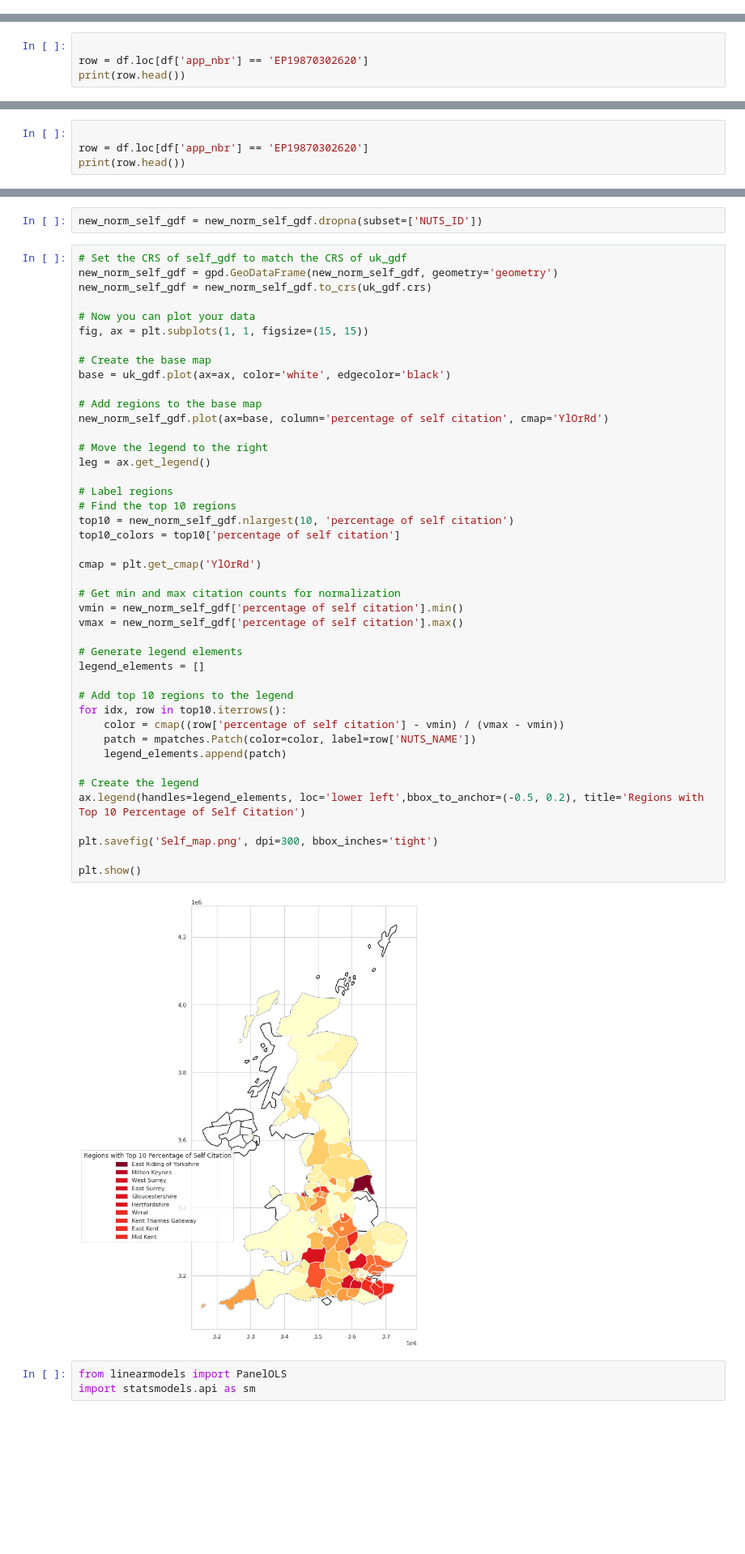
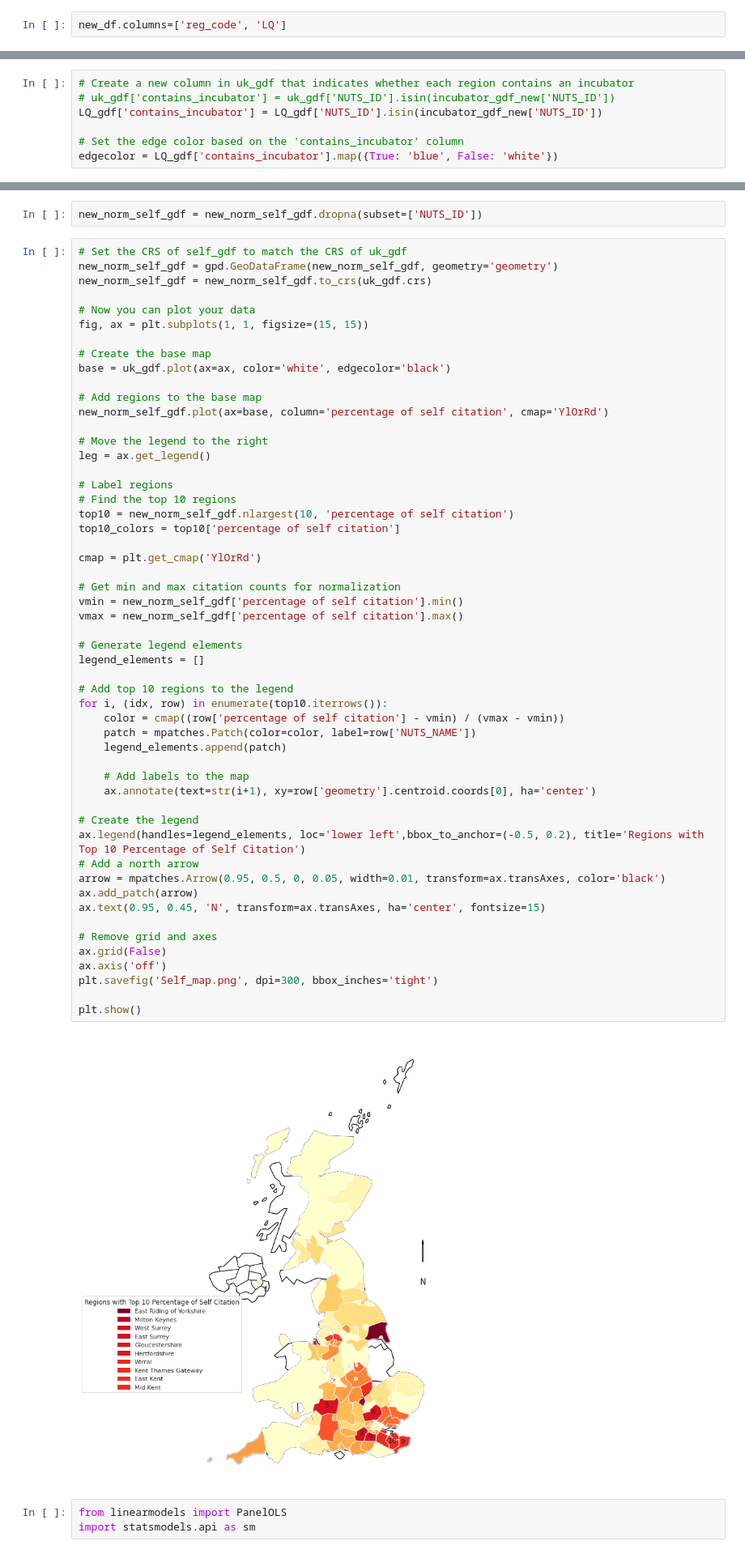
Before and after one commit to zhuoranliu22/dissertation, a Jupyter notebook: Analysis的副本.ipynb, the cells around one changed output, grey strips where cells are left out. Shown at 81% size. Drawn from its saved outputs; the diff is of its cells as text; blank space fills up the shorter version.

```diff
--- a/Analysis的副本.ipynb
+++ b/Analysis的副本.ipynb
@@ -738,3 +976,5 @@ new_df.head()
+# %%
+new_df.columns=['reg_code', 'LQ']
 # %%
 LQ_gdf = new_df.merge(gdf, left_on='reg_code', right_on='NUTS_ID', how='left')
 LQ_gdf.head()
@@ -861,0 +1044,7 @@ plt.show()
+# %%
+# Create a new column in uk_gdf that indicates whether each region contains an incubator
+# uk_gdf['contains_incubator'] = uk_gdf['NUTS_ID'].isin(incubator_gdf_new['NUTS_ID'])
+LQ_gdf['contains_incubator'] = LQ_gdf['NUTS_ID'].isin(incubator_gdf_new['NUTS_ID'])
+
+# Set the edge color based on the 'contains_incubator' column
+edgecolor = LQ_gdf['contains_incubator'].map({True: 'blue', False: 'white'})
@@ -1189,7 +1980,3 @@ merged_df.sort_values(by='in_degree', ascending=False)
 | 1134 | EP19900301135 | 1 | UKD63 | 1989 |
 | 2340 | EP20170717172 | 1 | UKD71 | 2016 |
 2341 rows × 4 columns
-# %%
-
-row = df.loc[df['app_nbr'] == 'EP19870302620']
-print(row.head())
@@ -1283,7 +2049,3 @@ merged_gdf.head()
 | 4 | EP19780300148 | 3 | UKI75 | 1977 | 8329 | 0.00036 | ... |
 # %% [markdown]
 The most cited patent does not have a valid region code. So use the detailed address:
-# %%
-
-row = df.loc[df['app_nbr'] == 'EP19870302620']
-print(row.head())
@@ -1637,35 +2378,45 @@ new_norm_self_gdf.plot(ax=base, column='percentage of self citation', cmap='YlOr
 
 # Move the legend to the right
 leg = ax.get_legend()
 
 # Label regions
 # Find the top 10 regions
 top10 = new_norm_self_gdf.nlargest(10, 'percentage of self citation')
 top10_colors = top10['percentage of self citation']
 
 cmap = plt.get_cmap('YlOrRd')
 
 # Get min and max citation counts for normalization
 vmin = new_norm_self_gdf['percentage of self citation'].min()
 vmax = new_norm_self_gdf['percentage of self citation'].max()
 
 # Generate legend elements
 legend_elements = []
 
 # Add top 10 regions to the legend
-for idx, row in top10.iterrows():
+for i, (idx, row) in enumerate(top10.iterrows()):
     color = cmap((row['percentage of self citation'] - vmin) / (vmax - vmin))
     patch = mpatches.Patch(color=color, label=row['NUTS_NAME'])
     legend_elements.append(patch)
 
+    # Add labels to the map
+    ax.annotate(text=str(i+1), xy=row['geometry'].centroid.coords[0], ha='center')
+
 # Create the legend
 ax.legend(handles=legend_elements, loc='lower left',bbox_to_anchor=(-0.5, 0.2), title='Regions with Top 10 Percentage of Self Citation')
+# Add a north arrow
+arrow = mpatches.Arrow(0.95, 0.5, 0, 0.05, width=0.01, transform=ax.transAxes, color='black')
+ax.add_patch(arrow)
+ax.text(0.95, 0.45, 'N', transform=ax.transAxes, ha='center', fontsize=15)
 
+# Remove grid and axes
+ax.grid(False)
+ax.axis('off')
 plt.savefig('Self_map.png', dpi=300, bbox_inches='tight')
 
 plt.show()
 # %% [output]
-[figure, old version]
+[figure, new version]
 # %%
 from linearmodels import PanelOLS
 import statsmodels.api as sm
```
Also changed, not shown: parts of 124 cells of this notebook, 1 other file.
